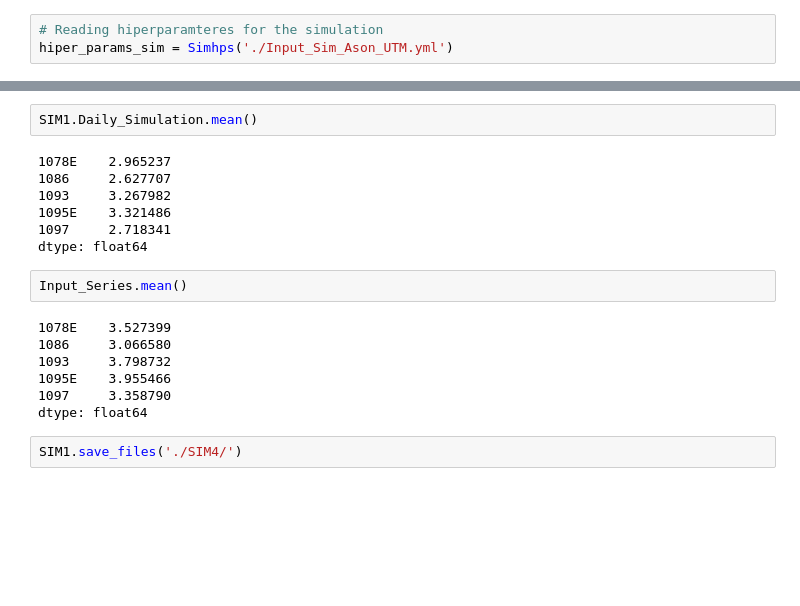
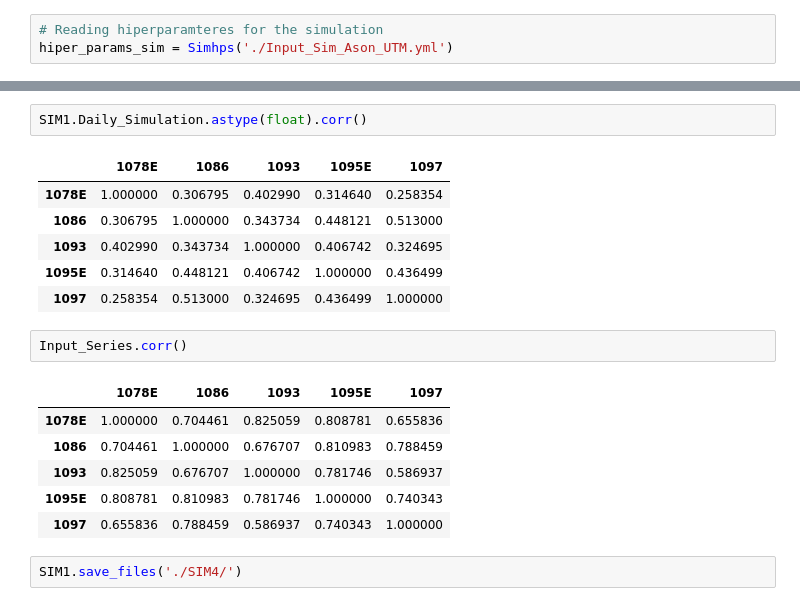
Before and after one commit to IHCantabria/NEOPRENE, a Jupyter notebook: notebooks/STNSRP_test_Ason_UTM.ipynb, the cells around one changed output, grey strips where cells are left out. Saved outputs shown, nothing was run; the diff lists cells and outputs as text; blank space fills up the shorter version.

```diff
--- a/notebooks/STNSRP_test_Ason_UTM.ipynb
+++ b/notebooks/STNSRP_test_Ason_UTM.ipynb
@@ -196,21 +202,21 @@ Numero de celdas de lluvia por tormenta 180.2099322799097
 # %%
-SIM1.Daily_Simulation.mean()
+SIM1.Daily_Simulation.astype(float).corr()
 # %% [output]
-1078E    2.965237
-1086     2.627707
-1093     3.267982
-1095E    3.321486
-1097     2.718341
-dtype: float64
+|  | 1078E | 1086 | 1093 | 1095E | 1097 |
+| 1078E | 1.000000 | 0.306795 | 0.402990 | 0.314640 | 0.258354 |
+| 1086 | 0.306795 | 1.000000 | 0.343734 | 0.448121 | 0.513000 |
+| 1093 | 0.402990 | 0.343734 | 1.000000 | 0.406742 | 0.324695 |
+| 1095E | 0.314640 | 0.448121 | 0.406742 | 1.000000 | 0.436499 |
+| 1097 | 0.258354 | 0.513000 | 0.324695 | 0.436499 | 1.000000 |
 # %%
-Input_Series.mean()
+Input_Series.corr()
 # %% [output]
-1078E    3.527399
-1086     3.066580
-1093     3.798732
-1095E    3.955466
-1097     3.358790
-dtype: float64
+|  | 1078E | 1086 | 1093 | 1095E | 1097 |
+| 1078E | 1.000000 | 0.704461 | 0.825059 | 0.808781 | 0.655836 |
+| 1086 | 0.704461 | 1.000000 | 0.676707 | 0.810983 | 0.788459 |
+| 1093 | 0.825059 | 0.676707 | 1.000000 | 0.781746 | 0.586937 |
+| 1095E | 0.808781 | 0.810983 | 0.781746 | 1.000000 | 0.740343 |
+| 1097 | 0.655836 | 0.788459 | 0.586937 | 0.740343 | 1.000000 |
 # %%
 SIM1.save_files('./SIM4/')
 # %%
```
Also changed, not shown: parts of 1 cell of this notebook, 3 other files.
